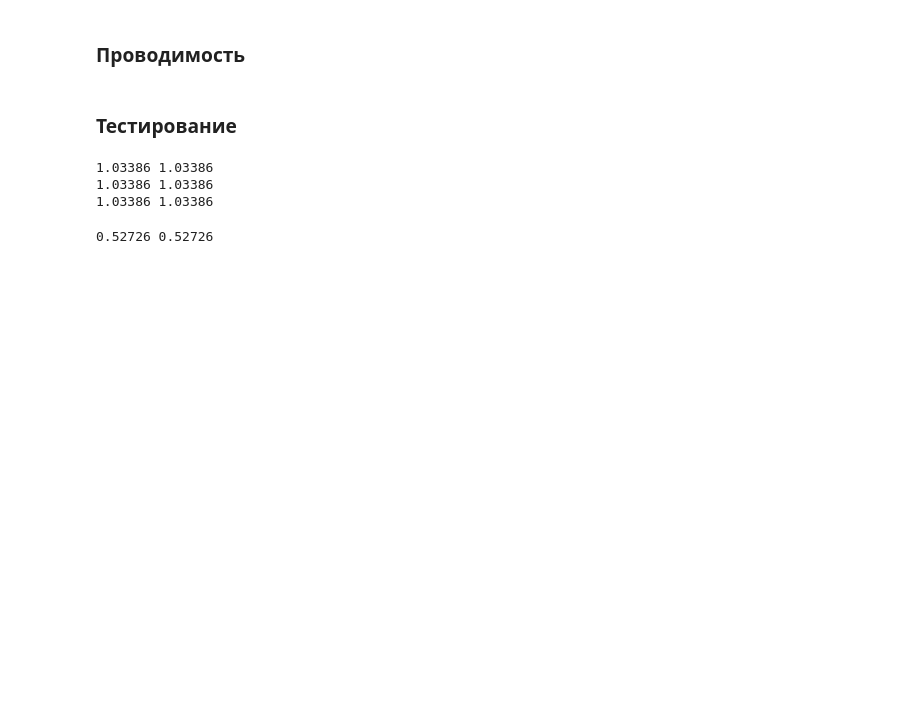
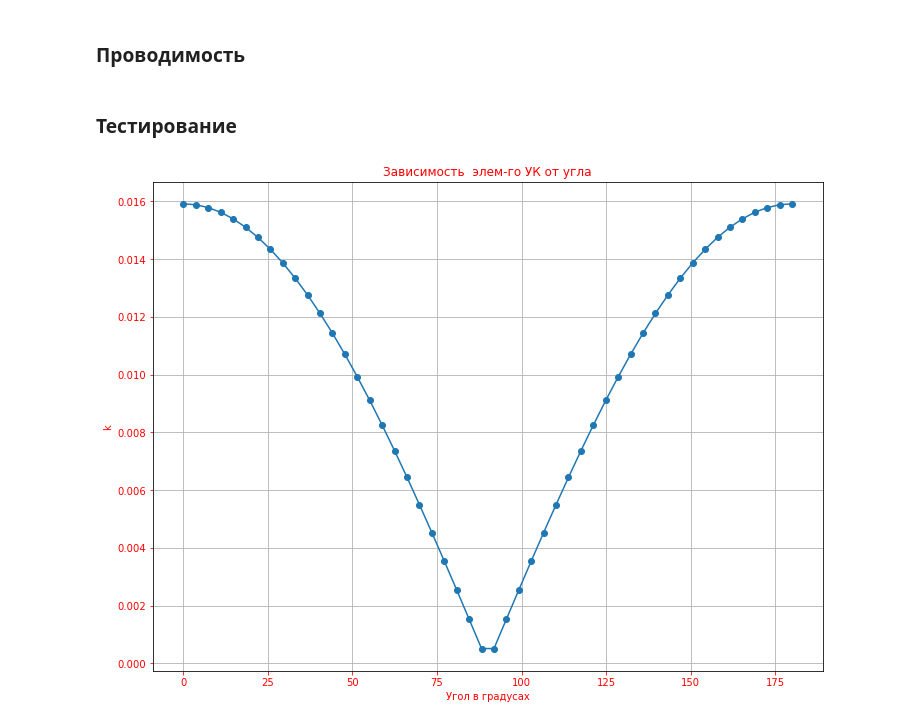
Before and after one commit to eprush/MethodOfAngularCoefficients, a Jupyter notebook: rectangular.ipynb, the cells around one changed output. Cells and saved outputs as stored; diff of their text form; code cells hidden in the pictures; blank space fills up the shorter version.

Commit message:
Add folder tests

```diff
--- a/rectangular.ipynb
+++ b/rectangular.ipynb
@@ -17,14 +20,10 @@ def module(v):
 
 def elementary(center_i : list, center_j : list, normal_i : list, normal_j : list, F_j):
     center_i, center_j = np.array(center_i), np.array(center_j)
-    r = module(center_i - center_j)
 
-    cos_1 = abs( scalar_prod( normal_i, center_j - center_i ) ) / r
-    cos_2 = abs( scalar_prod( normal_j, center_i - center_j ) ) / r
+    r        = module(center_i - center_j)
+    n_i, n_j = module(normal_i), module(normal_j)
+
+    cos_1 = abs( scalar_prod( normal_i, center_j - center_i ) ) / (r*n_i)
+    cos_2 = abs( scalar_prod( normal_j, center_i - center_j ) ) / (r*n_j)
     return cos_1*cos_2/(math.pi*r**2)*F_j
-# %%
-c_i = np.array([1/2,0,1/2])
-c_j = np.array([1/2,1,1/2])
-
-n_i = np.array([1,0,0])
-n_j = np.array([-1,0,0])
@@ -159,12 +167,7 @@ def test_1(c):
 # %%
-c = Conduct(1,1,1)
-test_1(c)
+c_1, c_2 = Conduct(1,1,1), Conduct(1,5,1)
+#test_1(c_1)
+#test_1(c_2)
-# %% [output]
-1.03386 1.03386
-1.03386 1.03386
-1.03386 1.03386
 # %%
-c = Conduct(1,5,1)
-test_1(c)
+#test_2(c_1)
+#test_2(c_2)
-# %% [output]
-0.52726 0.52726
@@ -170,0 +231,4 @@ test_1(c)
+# %%
+angles(50)
+# %% [output]
+[figure, added]
```
Also changed, not shown: parts of 8 cells of this notebook, 2 other files.
